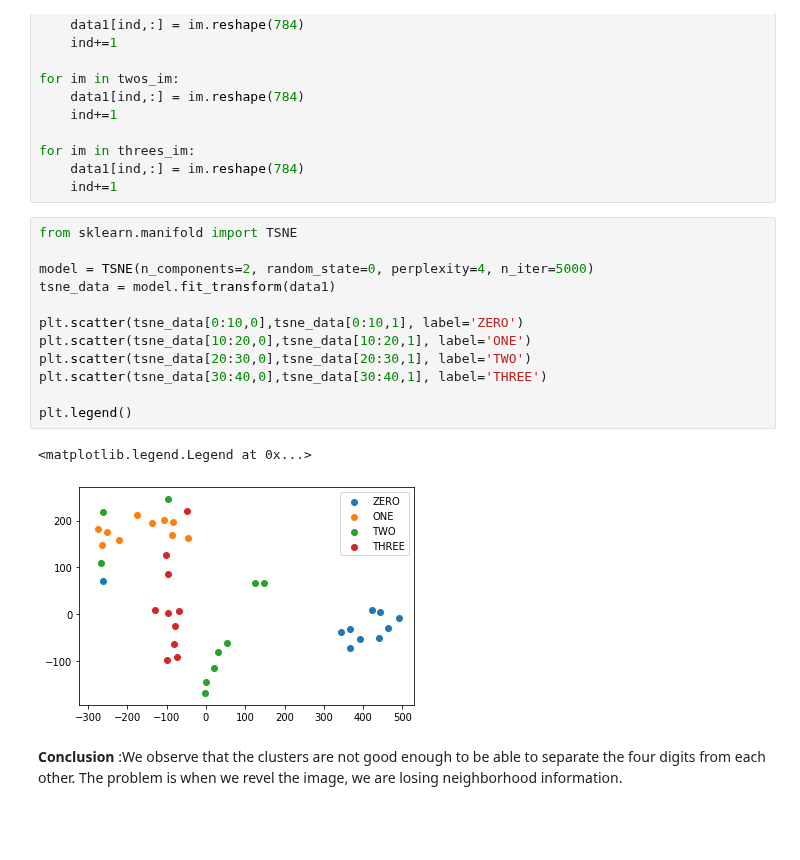
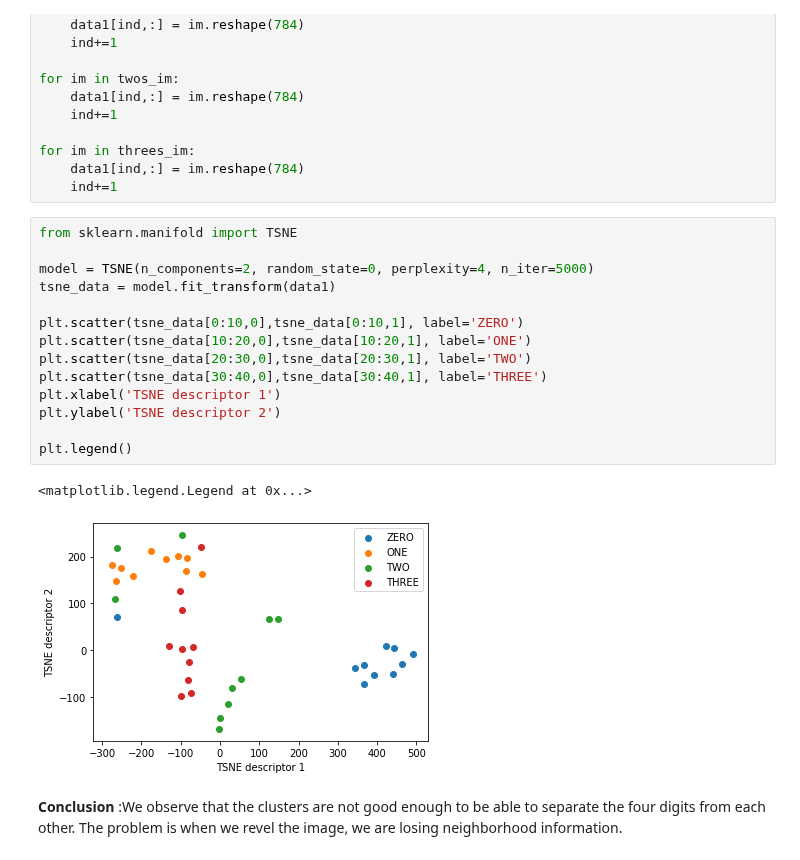
Before and after one commit to dhruti96shah/iapr-2020, a Jupyter notebook: labs/lab_02_object_description_dhruti.ipynb, the cells around one changed output. Drawn from its saved outputs; the diff is of its cells as text; blank space fills up the shorter version.

```diff
--- a/labs/lab_02_object_description_dhruti.ipynb
+++ b/labs/lab_02_object_description_dhruti.ipynb
@@ -435,17 +446,19 @@ for im in threes_im:
 # %%
 from sklearn.manifold import TSNE
 
 model = TSNE(n_components=2, random_state=0, perplexity=4, n_iter=5000)
 tsne_data = model.fit_transform(data1)
 
 plt.scatter(tsne_data[0:10,0],tsne_data[0:10,1], label='ZERO')
 plt.scatter(tsne_data[10:20,0],tsne_data[10:20,1], label='ONE')
 plt.scatter(tsne_data[20:30,0],tsne_data[20:30,1], label='TWO')
 plt.scatter(tsne_data[30:40,0],tsne_data[30:40,1], label='THREE')
+plt.xlabel('TSNE descriptor 1')
+plt.ylabel('TSNE descriptor 2')
 
 plt.legend()
 # %% [output]
 <matplotlib.legend.Legend at 0x...>
-[figure, old version]
+[figure, new version]
 # %% [markdown]
 **Conclusion** :We observe that the clusters are not good enough to be able to separate the four digits from each other. The problem is when we revel the image, we are losing neighborhood information.
```
Also changed, not shown: parts of 6 cells of this notebook.
